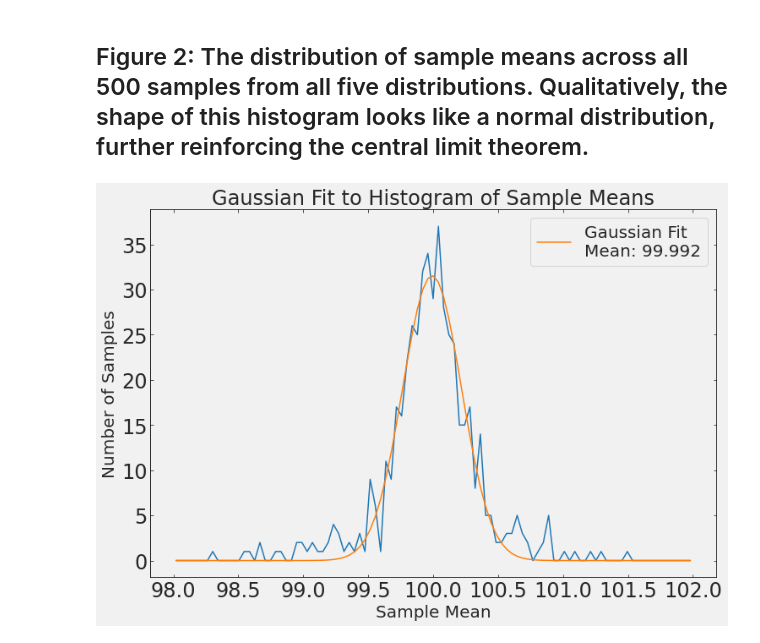
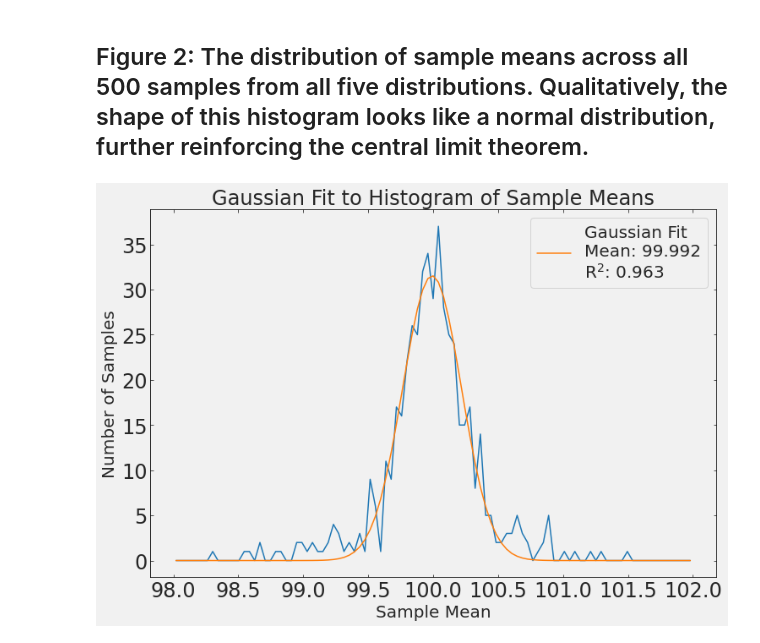
Before and after one commit to FoxFortino/DSPS_WFortino, a Jupyter notebook: HW2/CentralLimitTheorem.ipynb, the cells around one changed output. Saved outputs shown, nothing was run; the diff lists cells and outputs as text; code cells hidden in the pictures.

```diff
--- a/HW2/CentralLimitTheorem.ipynb
+++ b/HW2/CentralLimitTheorem.ipynb
@@ -119,11 +124,12 @@ popt, pcov = opt.curve_fit(Gaussian, bin_edges, hist, p0=(100, 1, 1))
 # %%
 fig, ax = plt.subplots(figsize=(12, 8))
 ax.plot(bin_edges, hist)
-ax.plot(bin_edges, Gaussian(bin_edges, *popt), label=f"Gaussian Fit\nMean: {popt[0]:.3f}")
+ax.plot(bin_edges, Gaussian(bin_edges, *popt), label=f"Gaussian Fit\nMean: {popt[0]:.3f}\nR$^2$: {Rsquared:.3f}")
+
 plt.xlabel("Sample Mean")
 plt.ylabel("Number of Samples")
 plt.title("Gaussian Fit to Histogram of Sample Means")
 plt.legend()
 plt.show()
 # %% [output]
-[figure, old version]
+[figure, new version]
```
Also changed, not shown: parts of 1 cell of this notebook, 1 other file.
